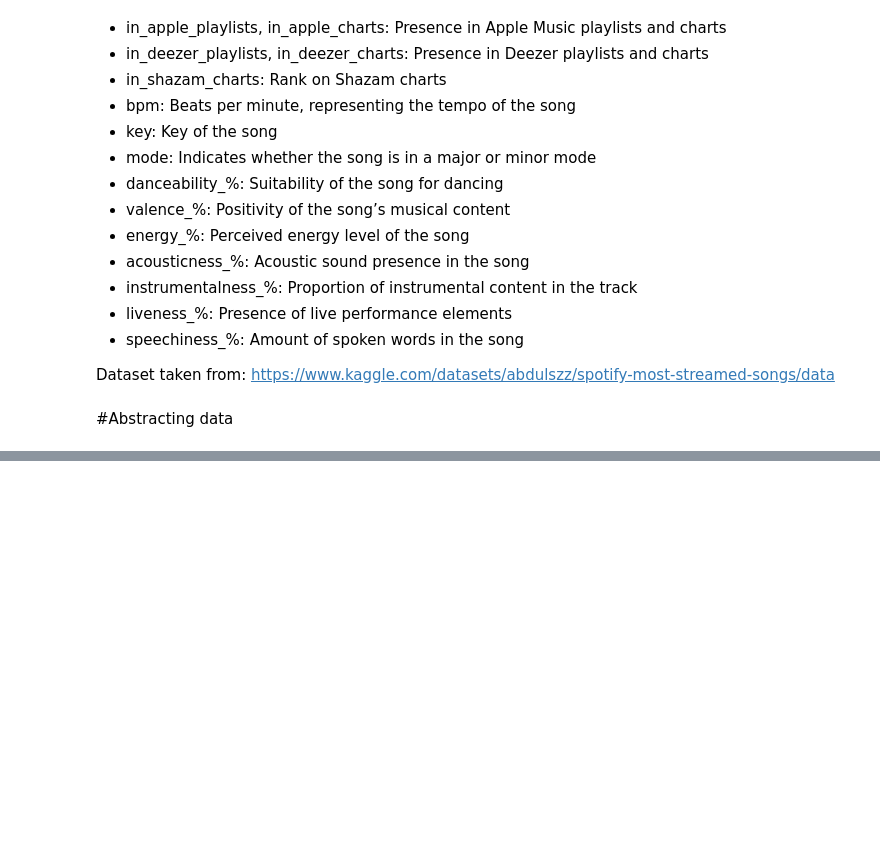
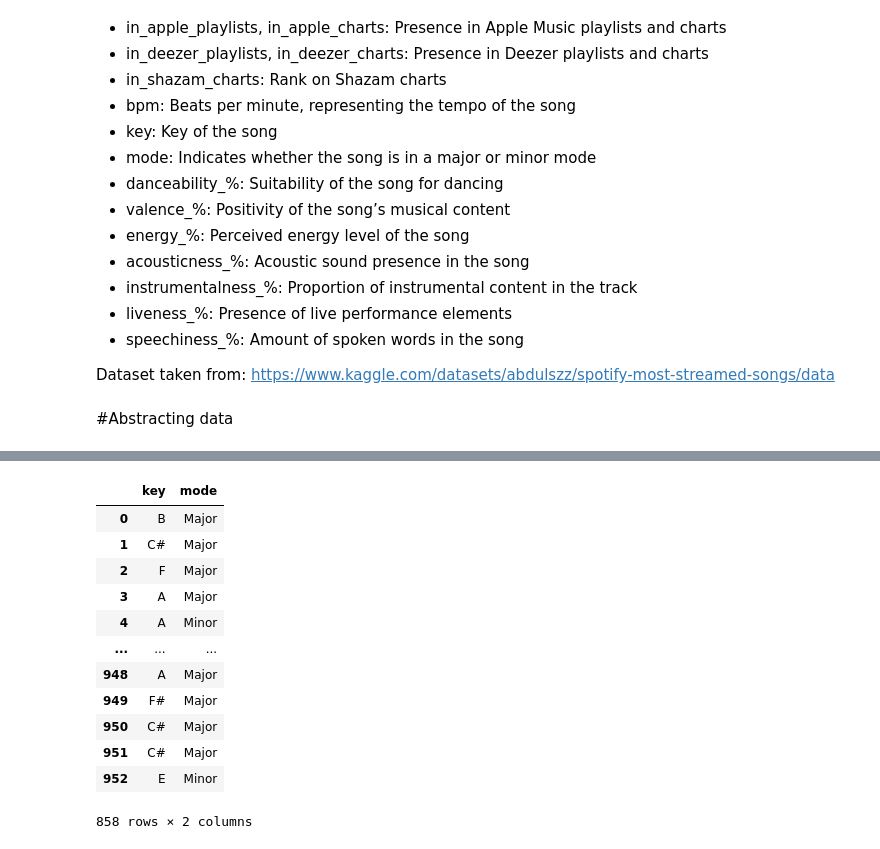
Before and after one commit to kacp-i/BCU-Work, a Jupyter notebook: Y2 S1 CMP-5367 Artificial Intelligence and Machine Learning/Assesment/AI_dataset_stuff.ipynb, the cells around one changed output, grey strips where cells are left out. Drawn from its saved outputs; the diff is of its cells as text; code cells hidden in the pictures; blank space fills up the shorter version.

```diff
--- a/Y2 S1 CMP-5367 Artificial Intelligence and Machine Learning/Assesment/AI_dataset_stuff.ipynb
+++ b/Y2 S1 CMP-5367 Artificial Intelligence and Machine Learning/Assesment/AI_dataset_stuff.ipynb
@@ -14,4 +22,4 @@ sns.set_style('whitegrid')
 # %% [markdown]
 #Importing the dataset
 # %%
-ds = pd.read_csv('spotify.csv')
+ds = pd.read_csv('/content/drive/MyDrive/Colab Notebooks/AI report stuff/spotify.csv')
@@ -49,4 +61,9 @@ dtypes: int64(17), object(8)
 memory usage: 186.3+ KB
+# %%
+# used to remove commas in cells to treat the value as an int rather than an object
+# do I keep this???
+ds['in_deezer_playlists'] = ds['in_deezer_playlists'].str.replace(',', '')
+ds['in_shazam_charts'] = ds['in_shazam_charts'].str.replace(',', '')
 # %% [markdown]
 ### Describing the columns:
 
@@ -77,0 +115,3 @@ https://www.kaggle.com/datasets/abdulszz/spotify-most-streamed-songs/data
+# %%
+# dropping useless columns
+ds = ds.drop(['in_spotify_playlists','released_day','in_spotify_charts','in_apple_playlists','in_apple_charts','in_deezer_playlists','in_deezer_charts','in_shazam_charts','cover_url','track_name','artist(s)_name'], axis=1)
@@ -77,0 +137,2 @@ https://www.kaggle.com/datasets/abdulszz/spotify-most-streamed-songs/data
+# %%
+ds = ds.dropna()
@@ -77,0 +159,16 @@ https://www.kaggle.com/datasets/abdulszz/spotify-most-streamed-songs/data
+# %%
+ds[['key', 'mode']]
+# %% [output]
+|  | key | mode |
+| 0 | B | Major |
+| 1 | C# | Major |
+| 2 | F | Major |
+| 3 | A | Major |
+| 4 | A | Minor |
+| ... | ... | ... |
+| 948 | A | Major |
+| 949 | F# | Major |
+| 950 | C# | Major |
+| 951 | C# | Major |
+| 952 | E | Minor |
+858 rows × 2 columns
```
Also changed, not shown: parts of 18 cells of this notebook.
